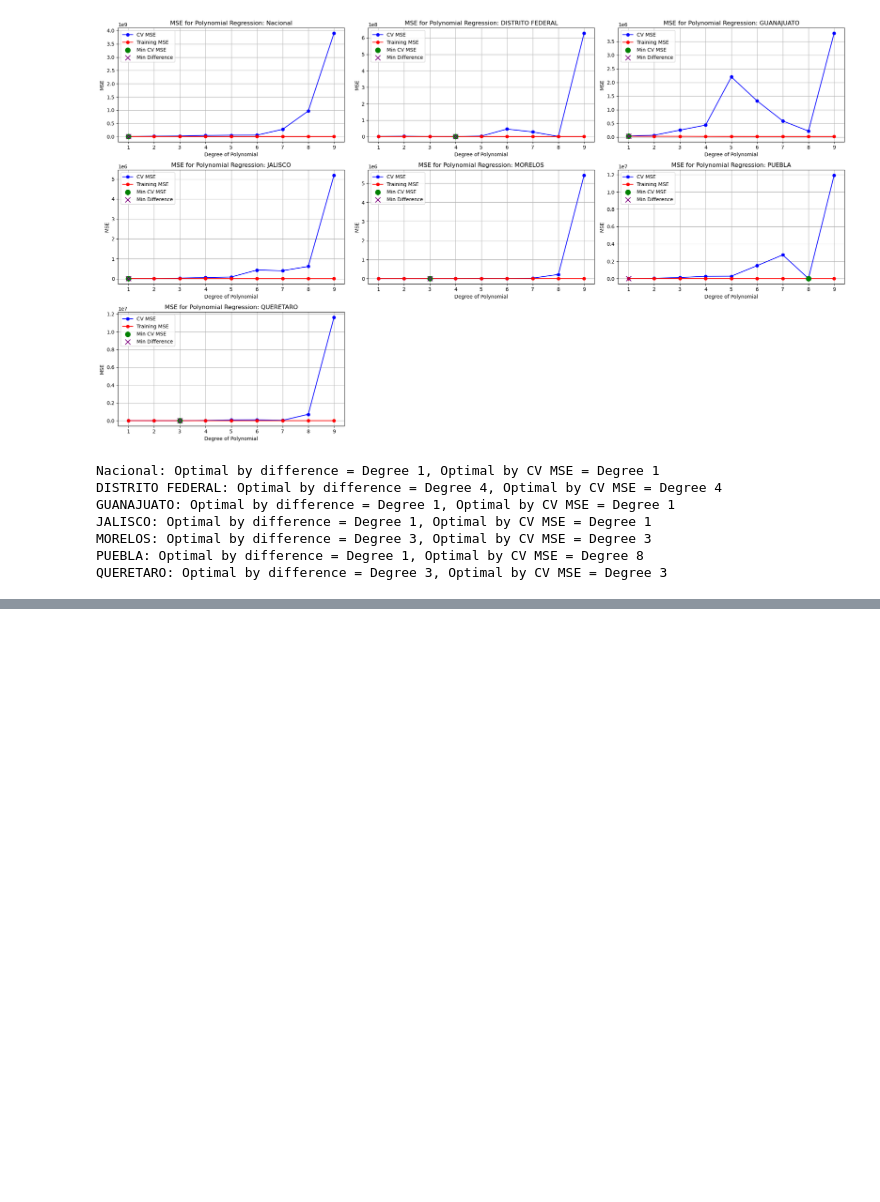
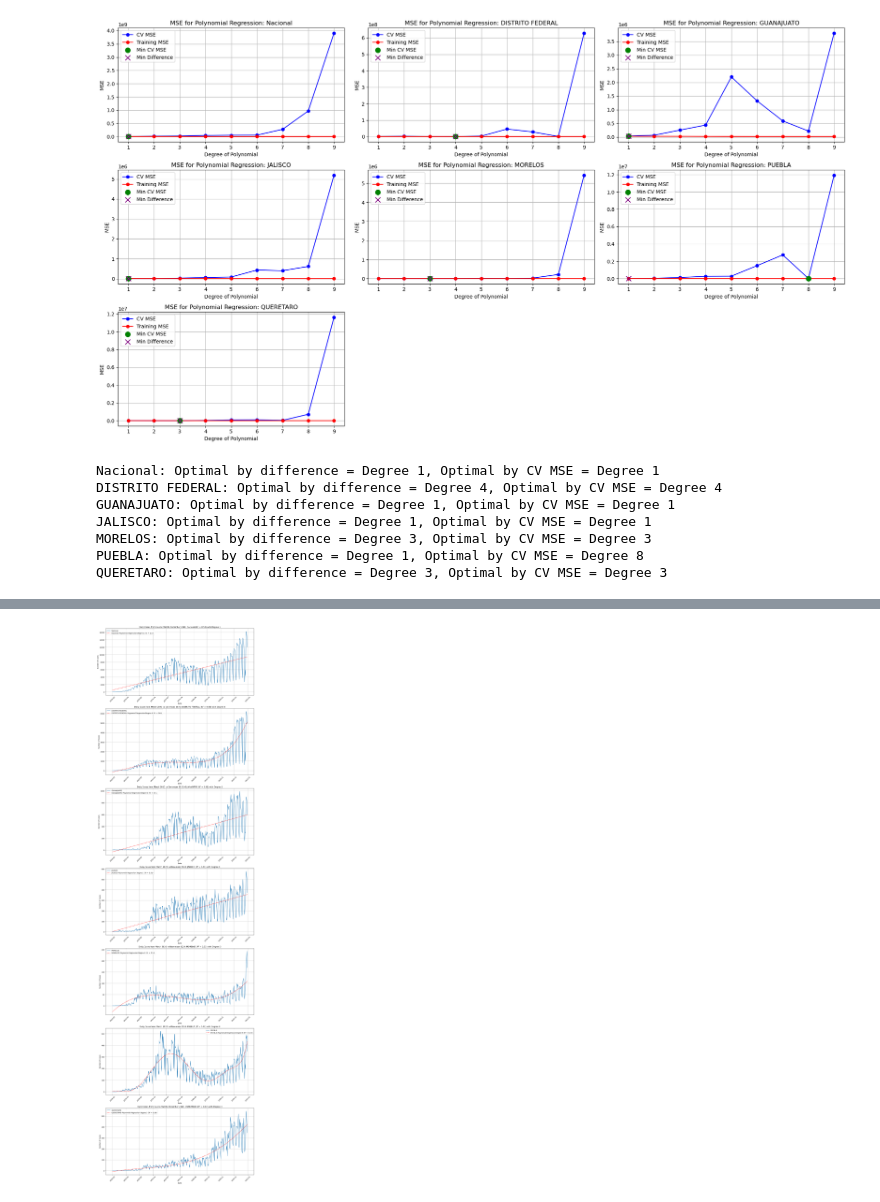
Before and after one commit to enriquegomeztagle/MachineLearning-Summer, a Jupyter notebook: Parcial 1/tarea1/EUBGT-Homework1.1.ipynb, the cells around one changed output, grey strips where cells are left out. Drawn from its saved outputs; the diff is of its cells as text; code cells hidden in the pictures; blank space fills up the shorter version.

Commit message:
feat(Tarea 1): Add Optimal Poly Degree Plot + Second Degree Option

```diff
--- a/Parcial 1/tarea1/EUBGT-Homework1.1.ipynb
+++ b/Parcial 1/tarea1/EUBGT-Homework1.1.ipynb
@@ -308,0 +308,42 @@ QUERETARO: El grado de polinomio óptimo es 3
+# %%
+fig, axes = plt.subplots(len(estados_a_filtrar), 1, figsize=(14, 7 * len(estados_a_filtrar)))
+rs = []
+
+if len(estados_a_filtrar) == 1:
+    axes = [axes]
+
+for ax, estado, degree in zip(axes, estados_a_filtrar, optimal_degrees_summary):
+    df_estado = df_filtrado[df_filtrado['nombre'] == estado]
+
+    df_transposed = df_estado.set_index(['cve_ent', 'poblacion', 'nombre']).T
+    df_transposed.reset_index(inplace=True)
+    df_transposed.rename(columns={'index': 'date'}, inplace=True)
+    df_transposed['date'] = pd.to_datetime(df_transposed['date'], format='%d-%m-%Y')
+
+    df_filtered = df_transposed[(df_transposed['date'] >= '2020-03-01') & (df_transposed['date'] <= '2020-12-31')]
+    df_filtered_numeric = df_filtered.select_dtypes(include=['number'])
+    df_daily = df_filtered_numeric.sum(axis=1)
+
+    x = np.array(range(len(df_daily))).reshape(-1, 1)
+    y = df_daily.values.reshape(-1, 1)
+
+    model = make_pipeline(PolynomialFeatures(degree), LinearRegression())
+    model.fit(x, y)
+    y_pred = model.predict(x)
+
+    r_squared = r2_score(y, y_pred)
+
+    ax.plot(df_filtered['date'], df_daily, linestyle='-', label=f'{estado}')
+    ax.plot(df_filtered['date'], y_pred, linestyle='--', color='red', label=f'{estado} Polynomial Regression Degree {degree} (R² = {r_squared:.2f})')
+    rs.append(r_squared)
+    ax.set_title(f'Daily Cases from March 2020 to December 2020: {estado}' + f' (R² = {r_squared:.2f}) with Degree {degree}')
+    ax.set_xlabel('Date')
+    ax.set_ylabel('Number of Cases')
+    ax.grid(True)
+    ax.legend()
+    ax.tick_params(axis='x', rotation=45)
+
+plt.tight_layout()
+plt.show()
+# %% [output]
+[figure, added]
```
Also changed, not shown: parts of 4 cells of this notebook.
